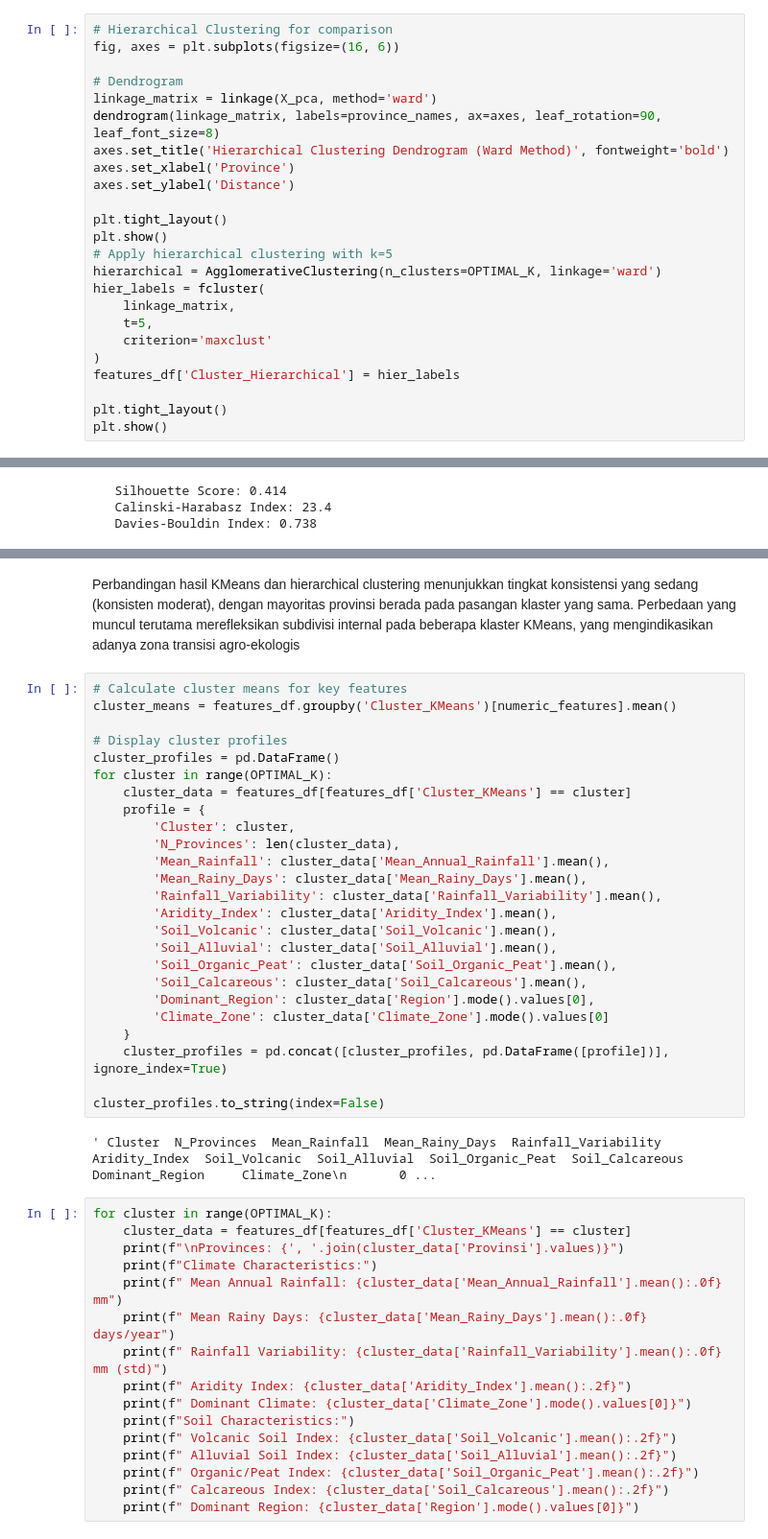
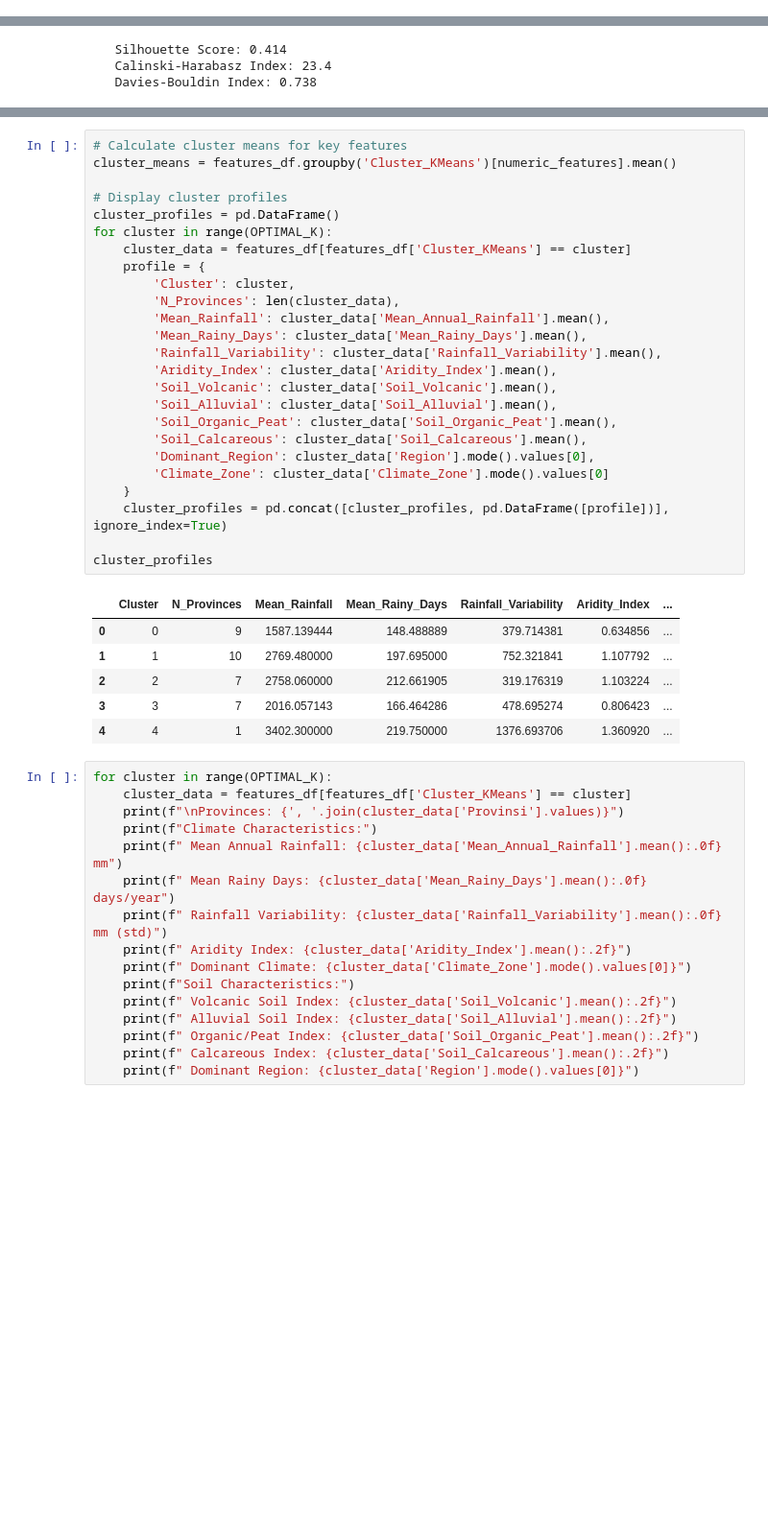
Before and after one commit to JustDannn/DiversifikasiPangan, a Jupyter notebook: diversifikasipangan_final.ipynb, the cells around one changed output, grey strips where cells are left out. Shown at 96% size. Saved outputs shown, nothing was run; the diff lists cells and outputs as text; blank space fills up the shorter version.

```diff
--- a/diversifikasipangan_final.ipynb
+++ b/diversifikasipangan_final.ipynb
@@ -996,27 +996,3 @@ for cluster in range(OPTIMAL_K):
 
    Cluster 4: 1 provinces
    Provinces: Maluku
-# %%
-# Hierarchical Clustering for comparison
-fig, axes = plt.subplots(figsize=(16, 6))
-
-# Dendrogram
-linkage_matrix = linkage(X_pca, method='ward')
-dendrogram(linkage_matrix, labels=province_names, ax=axes, leaf_rotation=90, leaf_font_size=8)
-axes.set_title('Hierarchical Clustering Dendrogram (Ward Method)', fontweight='bold')
-axes.set_xlabel('Province')
-axes.set_ylabel('Distance')
-
-plt.tight_layout()
-plt.show()
-# Apply hierarchical clustering with k=5
-hierarchical = AgglomerativeClustering(n_clusters=OPTIMAL_K, linkage='ward')
-hier_labels = fcluster(
-    linkage_matrix,
-    t=5,
-    criterion='maxclust'
-)
-features_df['Cluster_Hierarchical'] = hier_labels
-
-plt.tight_layout()
-plt.show()
@@ -1067,32 +1008,35 @@ print(ari)
-# %% [markdown]
-Perbandingan hasil KMeans dan hierarchical clustering menunjukkan tingkat konsistensi yang sedang (konsisten moderat), dengan mayoritas provinsi berada pada pasangan klaster yang sama. Perbedaan yang muncul terutama merefleksikan subdivisi internal pada beberapa klaster KMeans, yang mengindikasikan adanya zona transisi agro-ekologis
 # %%
 # Calculate cluster means for key features
 cluster_means = features_df.groupby('Cluster_KMeans')[numeric_features].mean()
 
 # Display cluster profiles
 cluster_profiles = pd.DataFrame()
 for cluster in range(OPTIMAL_K):
     cluster_data = features_df[features_df['Cluster_KMeans'] == cluster]
     profile = {
         'Cluster': cluster,
         'N_Provinces': len(cluster_data),
         'Mean_Rainfall': cluster_data['Mean_Annual_Rainfall'].mean(),
         'Mean_Rainy_Days': cluster_data['Mean_Rainy_Days'].mean(),
         'Rainfall_Variability': cluster_data['Rainfall_Variability'].mean(),
         'Aridity_Index': cluster_data['Aridity_Index'].mean(),
         'Soil_Volcanic': cluster_data['Soil_Volcanic'].mean(),
         'Soil_Alluvial': cluster_data['Soil_Alluvial'].mean(),
         'Soil_Organic_Peat': cluster_data['Soil_Organic_Peat'].mean(),
         'Soil_Calcareous': cluster_data['Soil_Calcareous'].mean(),
         'Dominant_Region': cluster_data['Region'].mode().values[0],
         'Climate_Zone': cluster_data['Climate_Zone'].mode().values[0]
     }
     cluster_profiles = pd.concat([cluster_profiles, pd.DataFrame([profile])], ignore_index=True)
 
-cluster_profiles.to_string(index=False)
+cluster_profiles
 # %% [output]
-' Cluster  N_Provinces  Mean_Rainfall  Mean_Rainy_Days  Rainfall_Variability  Aridity_Index  Soil_Volcanic  Soil_Alluvial  Soil_Organic_Peat  Soil_Calcareous Dominant_Region     Climate_Zone\n       0 ...
+|  | Cluster | N_Provinces | Mean_Rainfall | Mean_Rainy_Days | Rainfall_Variability | Aridity_Index | ... |
+| 0 | 0 | 9 | 1587.139444 | 148.488889 | 379.714381 | 0.634856 | ... |
+| 1 | 1 | 10 | 2769.480000 | 197.695000 | 752.321841 | 1.107792 | ... |
+| 2 | 2 | 7 | 2758.060000 | 212.661905 | 319.176319 | 1.103224 | ... |
+| 3 | 3 | 7 | 2016.057143 | 166.464286 | 478.695274 | 0.806423 | ... |
+| 4 | 4 | 1 | 3402.300000 | 219.750000 | 1376.693706 | 1.360920 | ... |
 # %%
 for cluster in range(OPTIMAL_K):
     cluster_data = features_df[features_df['Cluster_KMeans'] == cluster]
```
Also changed, not shown: parts of 12 cells of this notebook.
